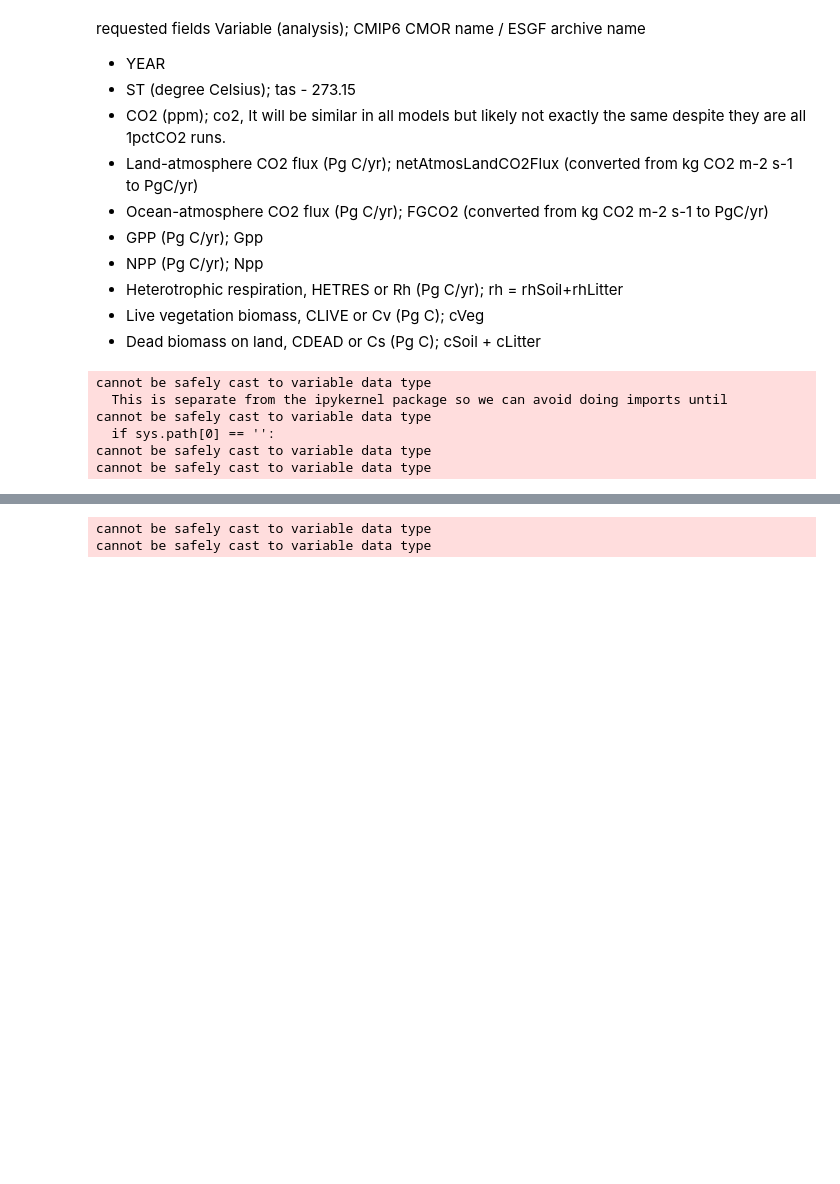
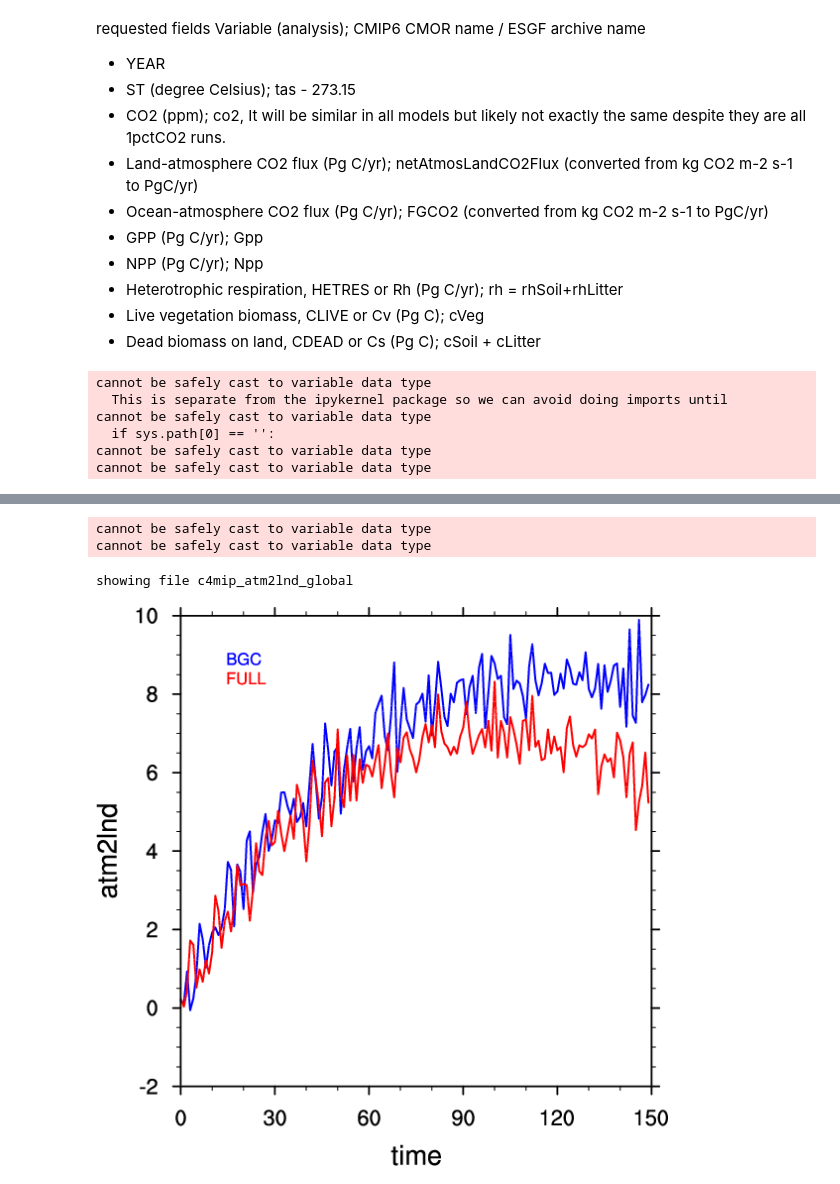
Before and after one commit to ckoven/cesm2_c4mip, a Jupyter notebook: cesm_c4mip.ipynb, the cells around one changed output, grey strips where cells are left out. Saved outputs shown, nothing was run; the diff lists cells and outputs as text; code cells hidden in the pictures; blank space fills up the shorter version.

```diff
--- a/cesm_c4mip.ipynb
+++ b/cesm_c4mip.ipynb
@@ -129,33 +133,35 @@ cannot be safely cast to variable data type
 # %%
 atm2lndfilenames = [
 ['netAtmosLandCO2Flux_Emon_CESM2_1pctCO2-bgc_r1i1p1f1_gn_000101-005012.nc',
 'netAtmosLandCO2Flux_Emon_CESM2_1pctCO2-bgc_r1i1p1f1_gn_005101-010012.nc',
 'netAtmosLandCO2Flux_Emon_CESM2_1pctCO2-bgc_r1i1p1f1_gn_010101-015012.nc'],
 ['netAtmosLandCO2Flux_Emon_CESM2_1pctCO2_r1i1p1f1_gn_000101-005012.nc',
 'netAtmosLandCO2Flux_Emon_CESM2_1pctCO2_r1i1p1f1_gn_005101-010012.nc',
 'netAtmosLandCO2Flux_Emon_CESM2_1pctCO2_r1i1p1f1_gn_010101-015012.nc']
 ]
 
 atm2lndfiles_bgc=[]
 for i in range(len(atm2lndfilenames[0])):
     atm2lndfiles_bgc.append(nc4.Dataset(atm2lndfilenames[0][i]))
 
 atm2lndfiles_ful=[]
 for i in range(len(atm2lndfilenames[1])):
     atm2lndfiles_ful.append(nc4.Dataset(atm2lndfilenames[1][i]))
 
 atm2lnd_bgc = np.ma.row_stack((atm2lndfiles_bgc[0].variables['netAtmosLandCO2Flux'][:],atm2lndfiles_bgc[1].variables['netAtmosLandCO2Flux'][:],atm2lndfiles_bgc[2].variables['netAtmosLandCO2Flux'][:]))
 atm2lnd_bgc_annual = smoothlib.monthly_to_annual(atm2lnd_bgc)
 atm2lnd_bgc_global_annual = geog_funcs.area_integrate(atm2lnd_bgc_annual, lat, lon, area=area)  * 86400.*365. / 1e12
 
 atm2lnd_ful = np.ma.row_stack((atm2lndfiles_ful[0].variables['netAtmosLandCO2Flux'][:],atm2lndfiles_ful[1].variables['netAtmosLandCO2Flux'][:],atm2lndfiles_ful[2].variables['netAtmosLandCO2Flux'][:]))
 atm2lnd_ful_annual = smoothlib.monthly_to_annual(atm2lnd_ful)
 atm2lnd_ful_global_annual = geog_funcs.area_integrate(atm2lnd_ful_annual, lat, lon, area=area) * 86400.*365. / 1e12
 
-map_funcs.xyplot(np.arange(len(atm2lnd_ful_global_annual)), np.row_stack((atm2lnd_bgc_global_annual,atm2lnd_ful_global_annual)), file='c4mip_atm2lnd_global', ytitle='atm2lnd', xtitle='time', showjupyter=False, colors=['blue','red'], labels=['BGC','FULL'])
+map_funcs.xyplot(np.arange(len(atm2lnd_ful_global_annual)), np.row_stack((atm2lnd_bgc_global_annual,atm2lnd_ful_global_annual)), file='c4mip_atm2lnd_global', ytitle='atm2lnd', xtitle='time', showjupyter=True, colors=['blue','red'], labels=['BGC','FULL'])
 # %% [output]
 cannot be safely cast to variable data type
 cannot be safely cast to variable data type
+showing file c4mip_atm2lnd_global
+[figure, added]
 # %%
 atm2ocn_grfilenames = [
 ['fgco2_Omon_CESM2_1pctCO2-bgc_r1i1p1f1_gr_000101-005012.nc',
```
Also changed, not shown: parts of 11 cells of this notebook.
